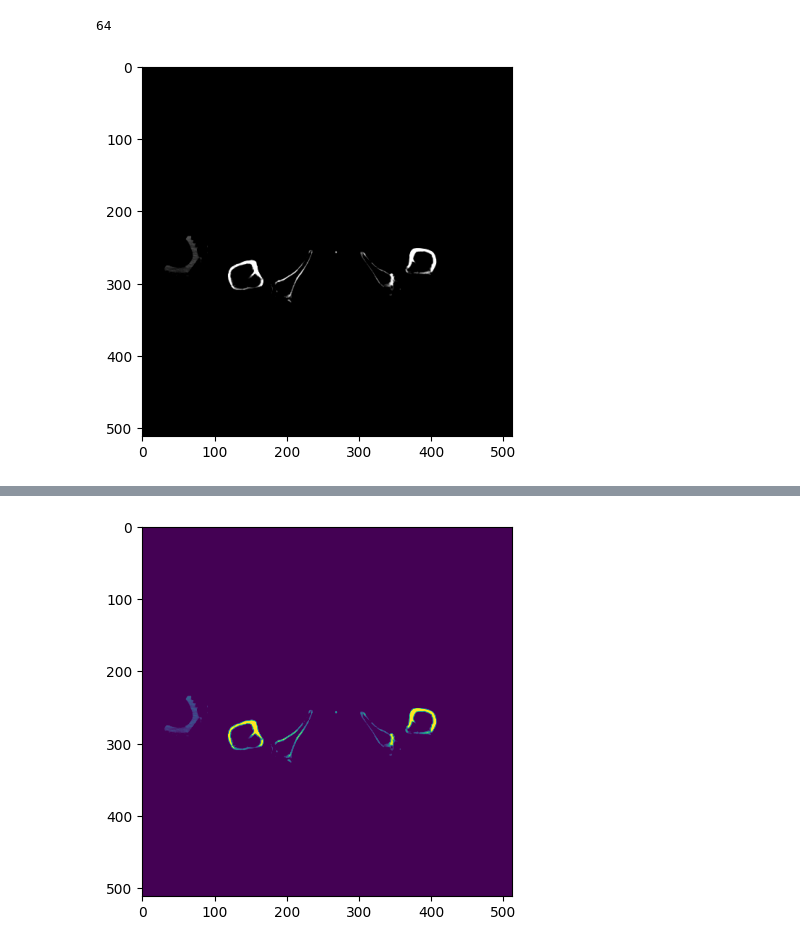
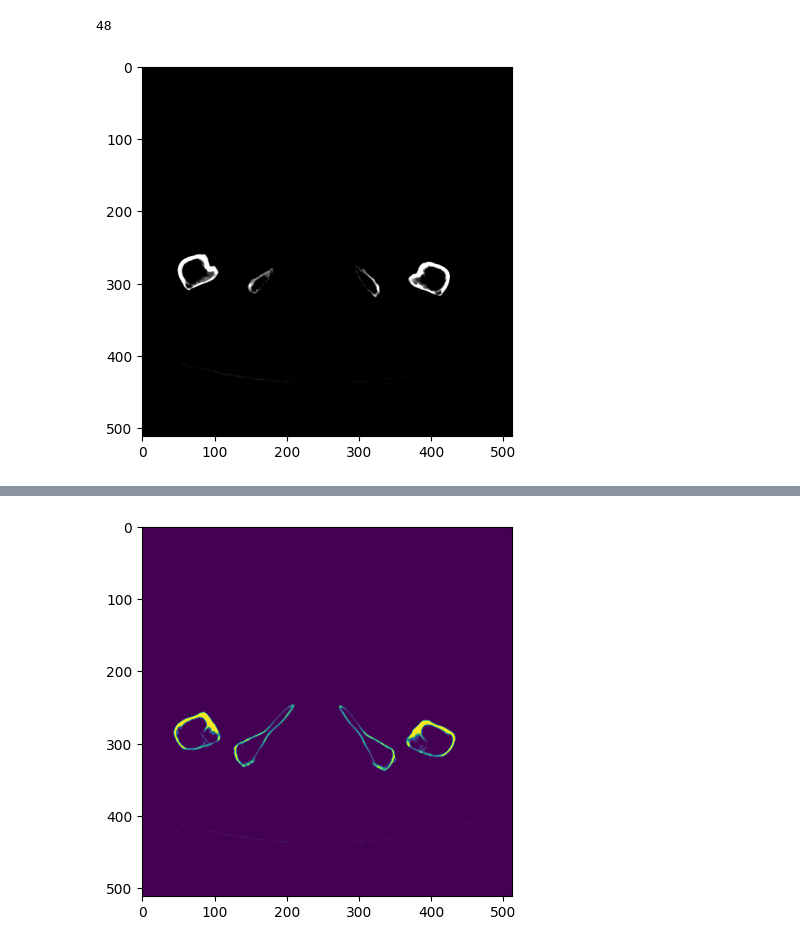
Before and after one commit to Heriband/SexDetectionDICOM, a Jupyter notebook: Sex_detection.ipynb, the cells around one changed output, grey strips where cells are left out. Drawn from its saved outputs; the diff is of its cells as text; code cells hidden in the pictures.

```diff
--- a/Sex_detection.ipynb
+++ b/Sex_detection.ipynb
@@ -12,7 +12,7 @@ pourcentage = 8
 taille_fenetre = 800
 
 
-id_patient = 22
+id_patient = 9
 path = 'C:/Users/Sanchez/Documents/JFR/DATA/patient_' + str(id_patient)
 # %%
 fichiers_dicom = [os.path.join(path, fichier) for fichier in os.listdir(path) if fichier.endswith('.dcm')]
@@ -66,12 +66,12 @@ derniers_fichiers_dicom_WT_Noise =  list(map(cancelNoise, derniers_fichiers_dico
 
 print(len(derniers_fichiers_dicom_WT_Noise))
 # %% [output]
-64
+48
 # %%
-plt.imshow(derniers_fichiers_dicom_WT_Noise[len(derniers_fichiers_dicom_WT_Noise)//2], cmap= 'gray')
+plt.imshow(derniers_fichiers_dicom_WT_Noise[len(derniers_fichiers_dicom_WT_Noise) - 1], cmap= 'gray')
 plt.show()
 # %% [output]
-[figure, old version]
+[figure, new version]
 # %%
 def create_video(lsit):
     nom_video_sortie = 'video_patient' + str(id_patient) + '.avi'
@@ -114,9 +114,9 @@ def nb_bone(matrice):
     return res
 # %%
 Bone_Image = []
+femur_center = nb_bone(derniers_fichiers_dicom_WT_Noise[-1])
 for fichier in derniers_fichiers_dicom_WT_Noise:
     image_matrice = fichier
-    mean_pixel, max_pixel = np.mean(image_matrice), np.max(image_matrice)
     new_image =  image_matrice
     femur_center = nb_bone(image_matrice)
     print(femur_center)
@@ -157,4 +157,4 @@ plt.show()
-[figure, old version]
+[figure, new version]
 # %%
 res = []
 for new_image in Bone_Image:
```
Also changed, not shown: parts of 3 cells of this notebook, 2 other files.
